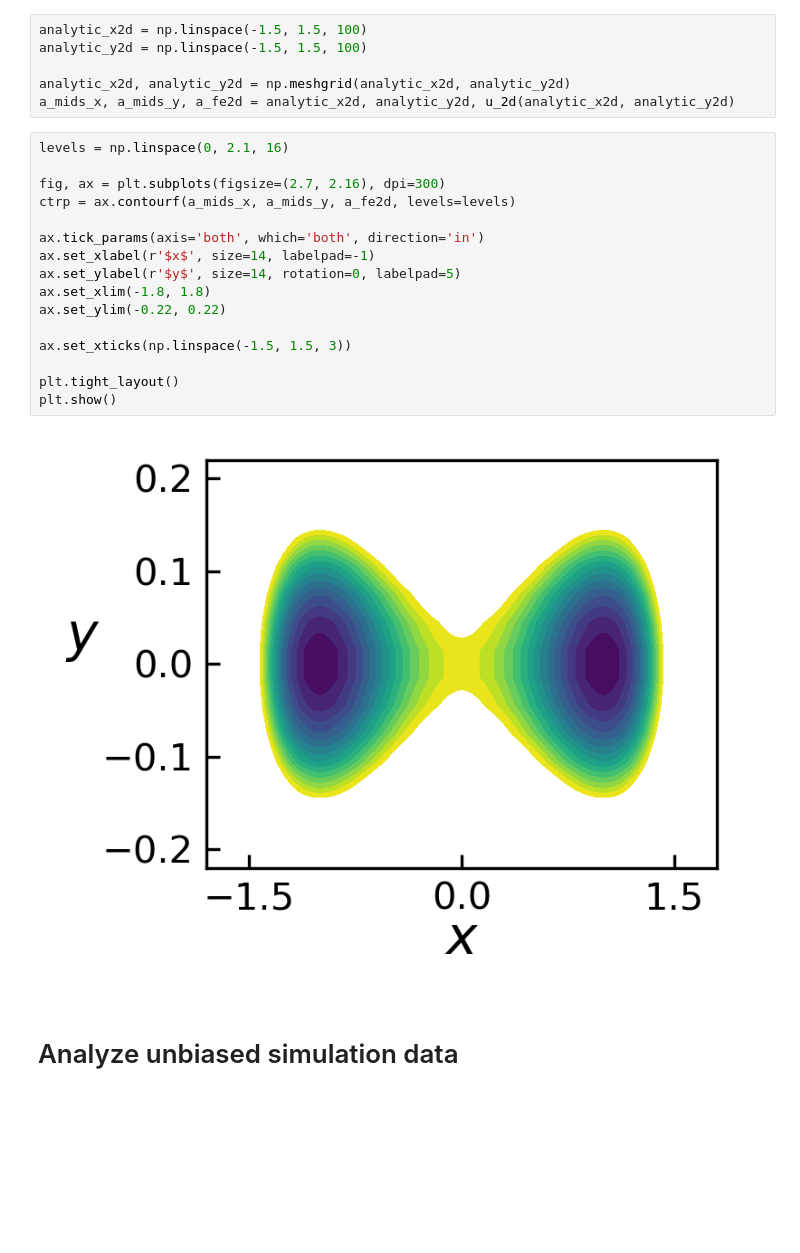
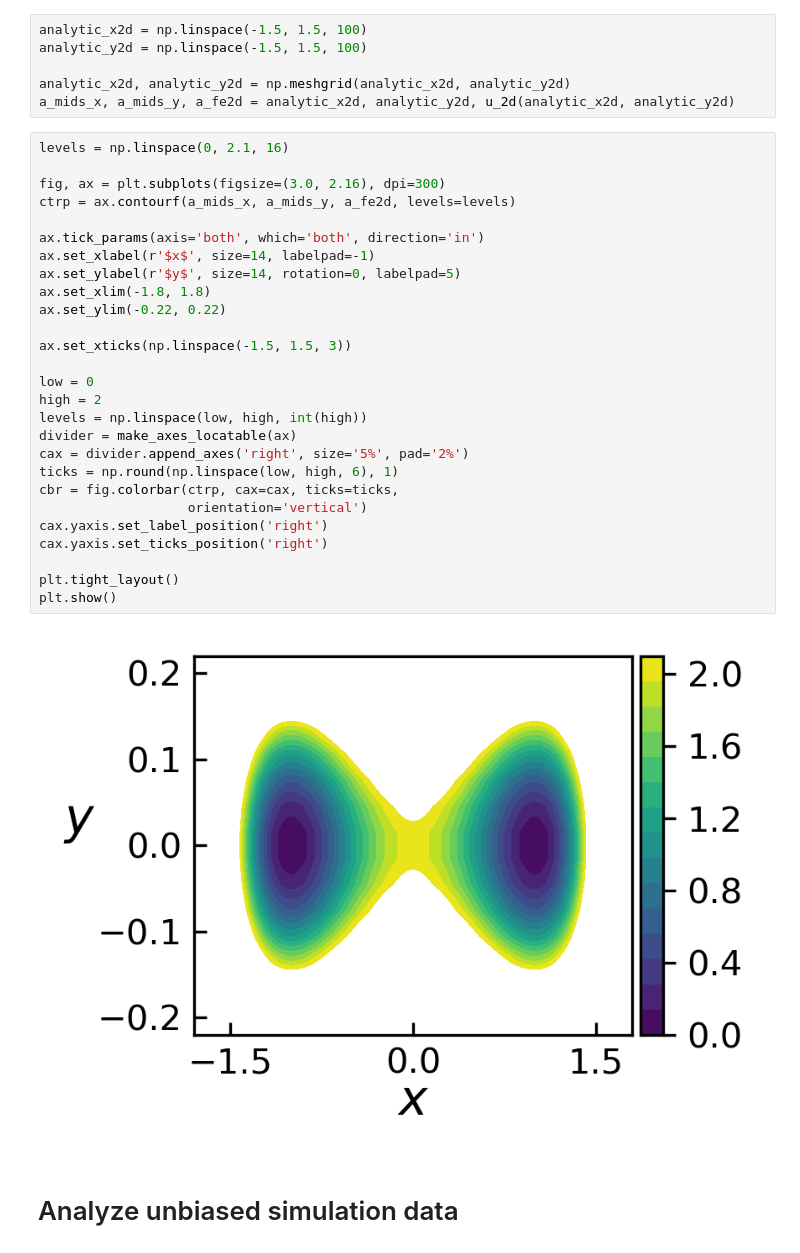
Before and after one commit to Charlottez112/hybridMC-MetaD, a Jupyter notebook: algorithm/analysis.ipynb, the cells around one changed output. Drawn from its saved outputs; the diff is of its cells as text; blank space fills up the shorter version.

Commit message:
add colorbar

```diff
--- a/algorithm/analysis.ipynb
+++ b/algorithm/analysis.ipynb
@@ -32,21 +33,32 @@ a_mids_x, a_mids_y, a_fe2d = analytic_x2d, analytic_y2d, u_2d(analytic_x2d, anal
 # %%
 levels = np.linspace(0, 2.1, 16)
 
-fig, ax = plt.subplots(figsize=(2.7, 2.16), dpi=300)
+fig, ax = plt.subplots(figsize=(3.0, 2.16), dpi=300)
 ctrp = ax.contourf(a_mids_x, a_mids_y, a_fe2d, levels=levels)
 
 ax.tick_params(axis='both', which='both', direction='in')
 ax.set_xlabel(r'$x$', size=14, labelpad=-1)
 ax.set_ylabel(r'$y$', size=14, rotation=0, labelpad=5)
 ax.set_xlim(-1.8, 1.8)
 ax.set_ylim(-0.22, 0.22)
 
 ax.set_xticks(np.linspace(-1.5, 1.5, 3))
 
+low = 0
+high = 2
+levels = np.linspace(low, high, int(high))
+divider = make_axes_locatable(ax)
+cax = divider.append_axes('right', size='5%', pad='2%')
+ticks = np.round(np.linspace(low, high, 6), 1)
+cbr = fig.colorbar(ctrp, cax=cax, ticks=ticks,
+                   orientation='vertical')
+cax.yaxis.set_label_position('right')
+cax.yaxis.set_ticks_position('right')
+
 plt.tight_layout()
 plt.show()
 # %% [output]
-[figure, old version]
+[figure, new version]
 # %% [markdown]
 # Analyze unbiased simulation data
 # %%
```
Also changed, not shown: parts of 1 cell of this notebook.
